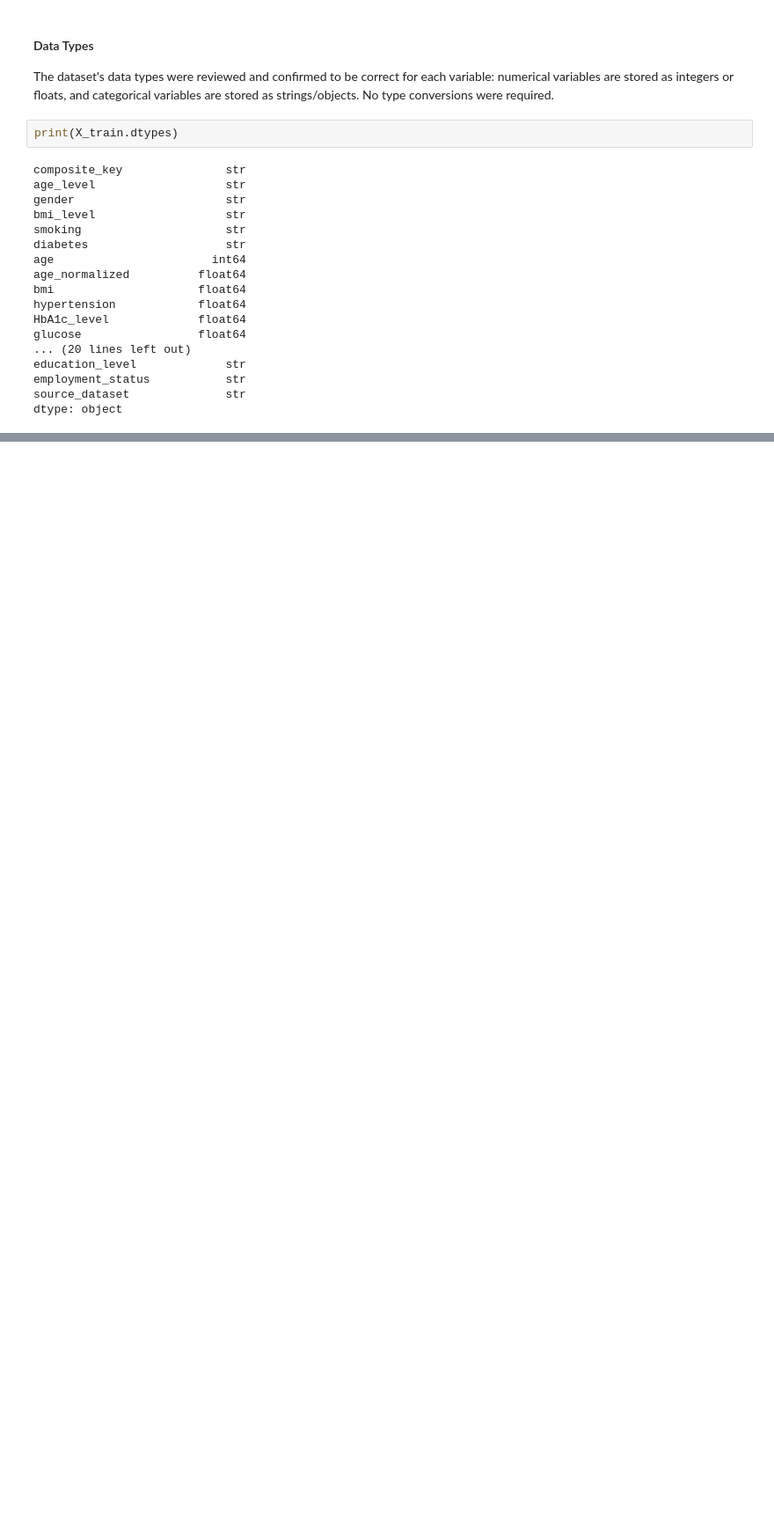
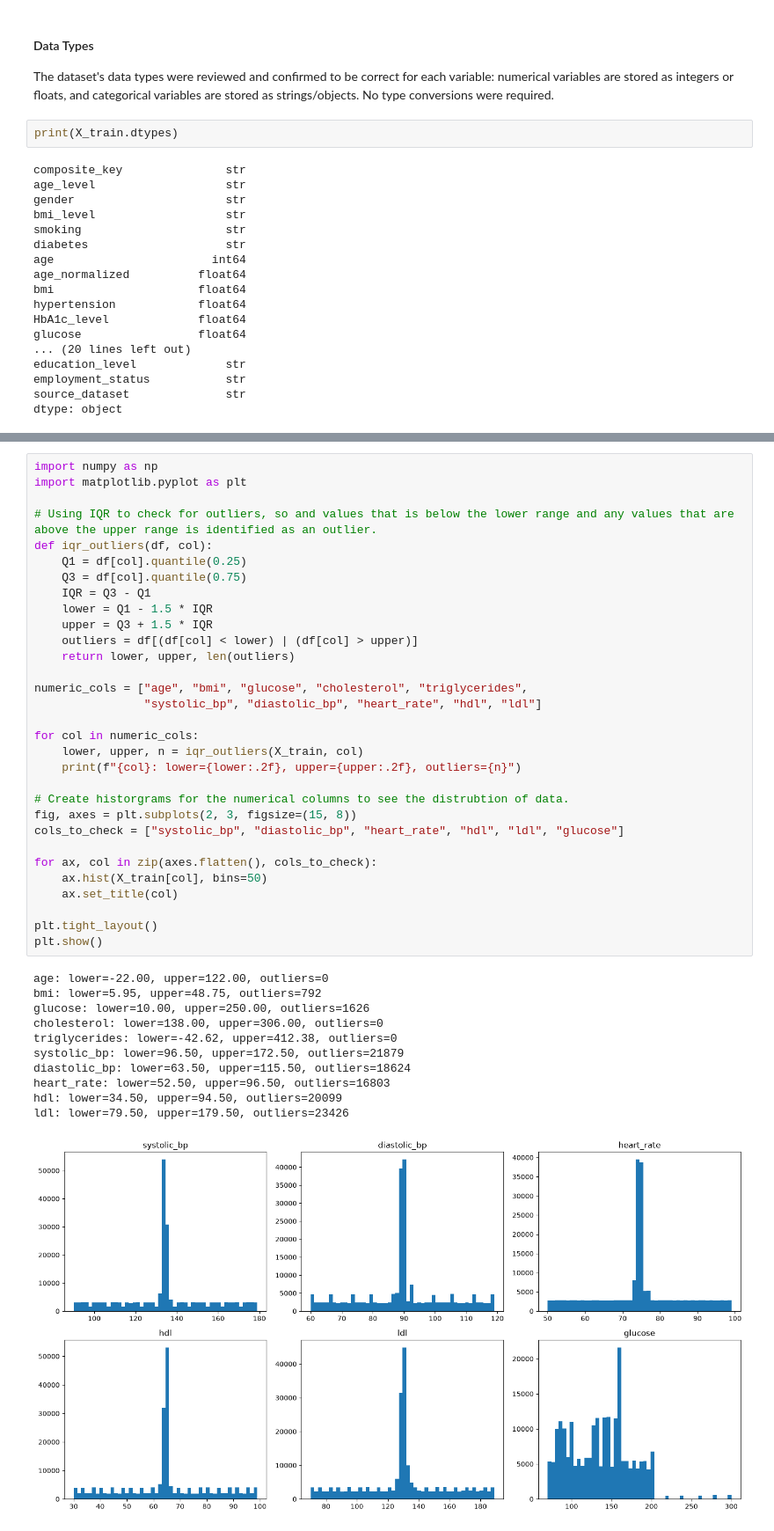
Before and after one commit to fatehbhular/Heart-Disease-Prediction-Model, a Jupyter notebook: notebooks/Task_3_Data Cleansing and Transformation.ipynb, the cells around one changed output, grey strips where cells are left out. Shown at 88% size. Drawn from its saved outputs; the diff is of its cells as text; blank space fills up the shorter version.

```diff
--- a/notebooks/Task_3_Data Cleansing and Transformation.ipynb
+++ b/notebooks/Task_3_Data Cleansing and Transformation.ipynb
@@ -1029 +1031,44 @@ dtype: object
+# %%
+import numpy as np
+import matplotlib.pyplot as plt
+
+# Using IQR to check for outliers, so and values that is below the lower range and any values that are above the upper range is identified as an outlier.
+def iqr_outliers(df, col):
+    Q1 = df[col].quantile(0.25)
+    Q3 = df[col].quantile(0.75)
+    IQR = Q3 - Q1
+    lower = Q1 - 1.5 * IQR
+    upper = Q3 + 1.5 * IQR
+    outliers = df[(df[col] < lower) | (df[col] > upper)]
+    return lower, upper, len(outliers)
+
+numeric_cols = ["age", "bmi", "glucose", "cholesterol", "triglycerides",
+                "systolic_bp", "diastolic_bp", "heart_rate", "hdl", "ldl"]
+
+for col in numeric_cols:
+    lower, upper, n = iqr_outliers(X_train, col)
+    print(f"{col}: lower={lower:.2f}, upper={upper:.2f}, outliers={n}")
+
+# Create historgrams for the numerical columns to see the distrubtion of data.
+fig, axes = plt.subplots(2, 3, figsize=(15, 8))
+cols_to_check = ["systolic_bp", "diastolic_bp", "heart_rate", "hdl", "ldl", "glucose"]
+
+for ax, col in zip(axes.flatten(), cols_to_check):
+    ax.hist(X_train[col], bins=50)
+    ax.set_title(col)
+
+plt.tight_layout()
+plt.show()
+# %% [output]
+age: lower=-22.00, upper=122.00, outliers=0
+bmi: lower=5.95, upper=48.75, outliers=792
+glucose: lower=10.00, upper=250.00, outliers=1626
+cholesterol: lower=138.00, upper=306.00, outliers=0
+triglycerides: lower=-42.62, upper=412.38, outliers=0
+systolic_bp: lower=96.50, upper=172.50, outliers=21879
+diastolic_bp: lower=63.50, upper=115.50, outliers=18624
+heart_rate: lower=52.50, upper=96.50, outliers=16803
+hdl: lower=34.50, upper=94.50, outliers=20099
+ldl: lower=79.50, upper=179.50, outliers=23426
+[figure, added]
 # %% [markdown]
```
Also changed, not shown: parts of 15 cells of this notebook, 1 other file.
